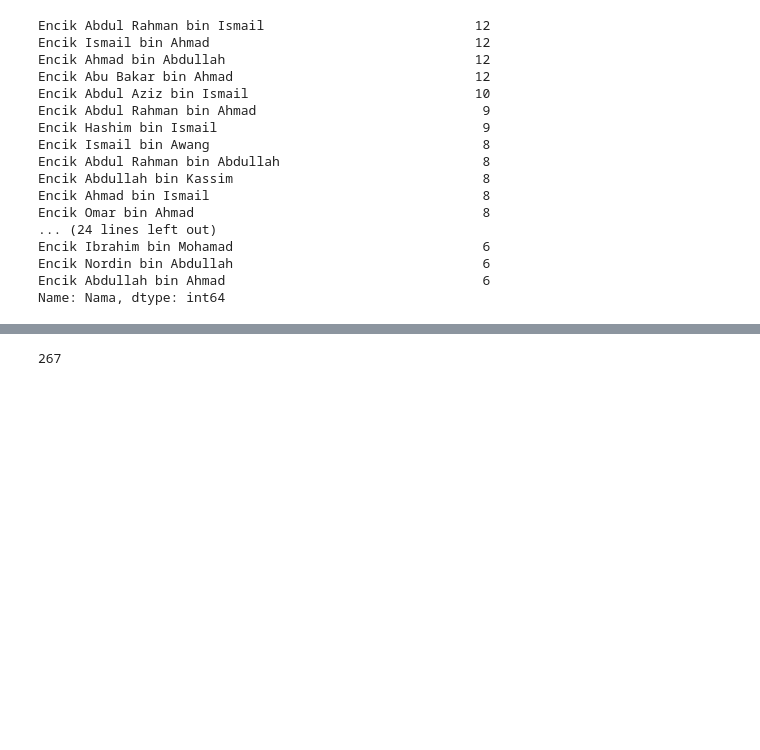
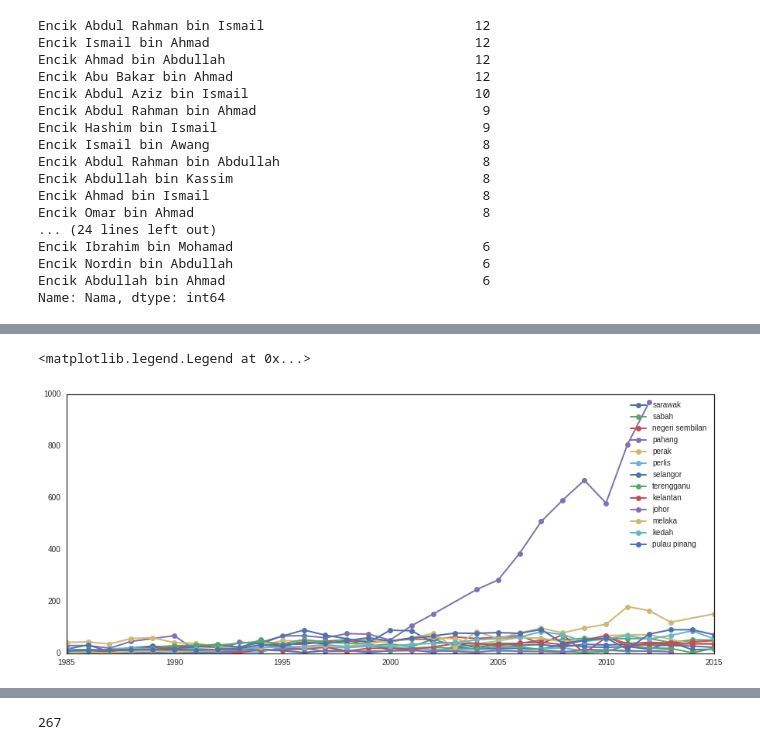
Before and after one commit to amirothman/darjah_kebesaran, a Jupyter notebook: datuk_dan_datin.ipynb, the cells around one changed output, grey strips where cells are left out. Saved outputs shown, nothing was run; the diff lists cells and outputs as text; code cells hidden in the pictures; blank space fills up the shorter version.

Commit message:
more charts

```diff
--- a/datuk_dan_datin.ipynb
+++ b/datuk_dan_datin.ipynb
@@ -99,0 +190,26 @@ Name: Nama, dtype: int64
+# %%
+_g = df.groupby(["nama_negeri"])
+# %%
+def lukis(nama_negeri):
+
+    johor=_g.get_group(nama_negeri)["Tahun Kurniaan"].value_counts()
+    johor.sort_index(inplace=True)
+    h, = plt.plot(johor.index, johor.values, linewidth=2,label=nama_negeri,marker="o")
+    return h
+
+plt.close("all")
+plt.figure(figsize=(15,6))
+nama_nama_negeri =["sarawak","sabah","negeri sembilan",
+                   "pahang","perak","perlis",
+                   "selangor","terengganu","kelantan",
+                   "johor","melaka","kedah",
+                   "pulau pinang"]
+handles =[]
+for negeri in nama_nama_negeri:
+    h = lukis(negeri)
+    handles.append(h)
+
+plt.legend(handles=handles)
+# %% [output]
+<matplotlib.legend.Legend at 0x...>
+[figure, added]
```
Also changed, not shown: parts of 4 cells of this notebook.
